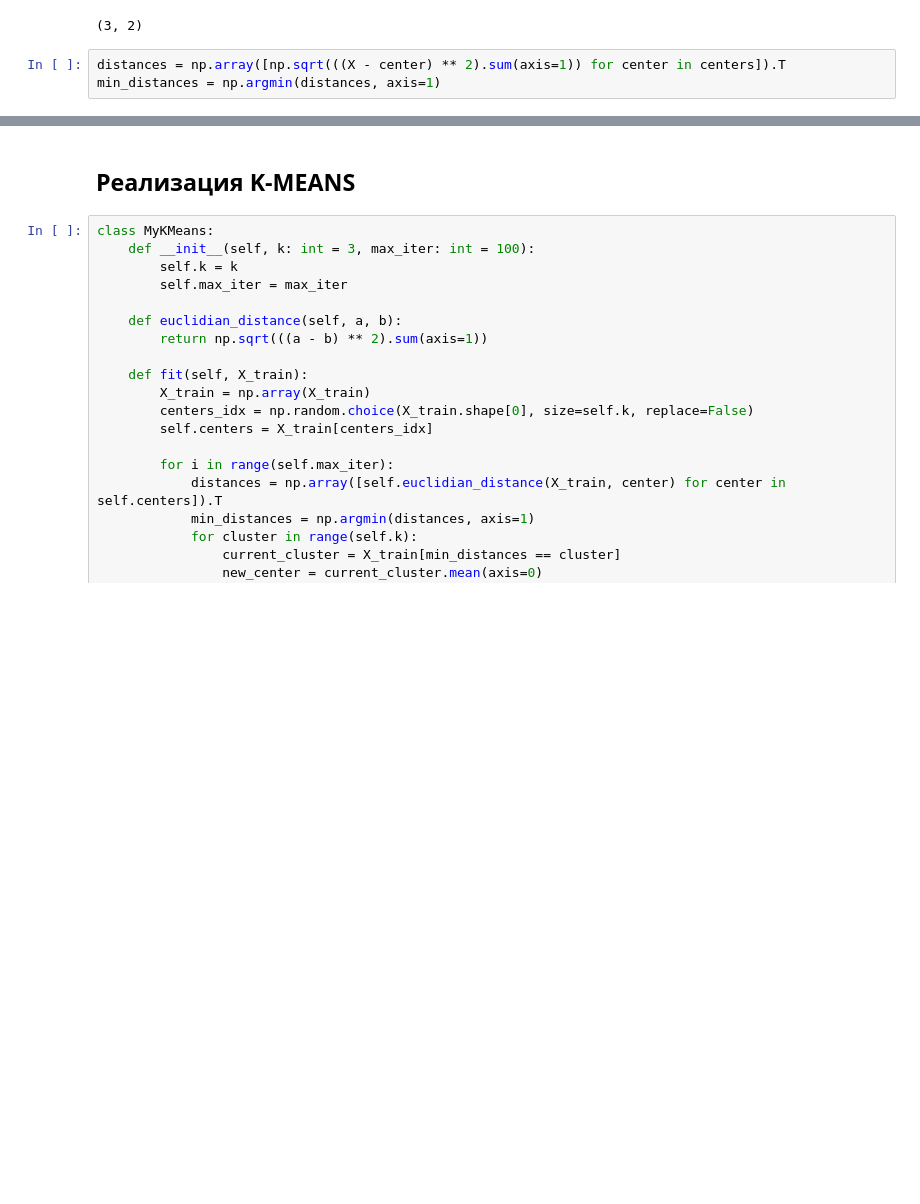
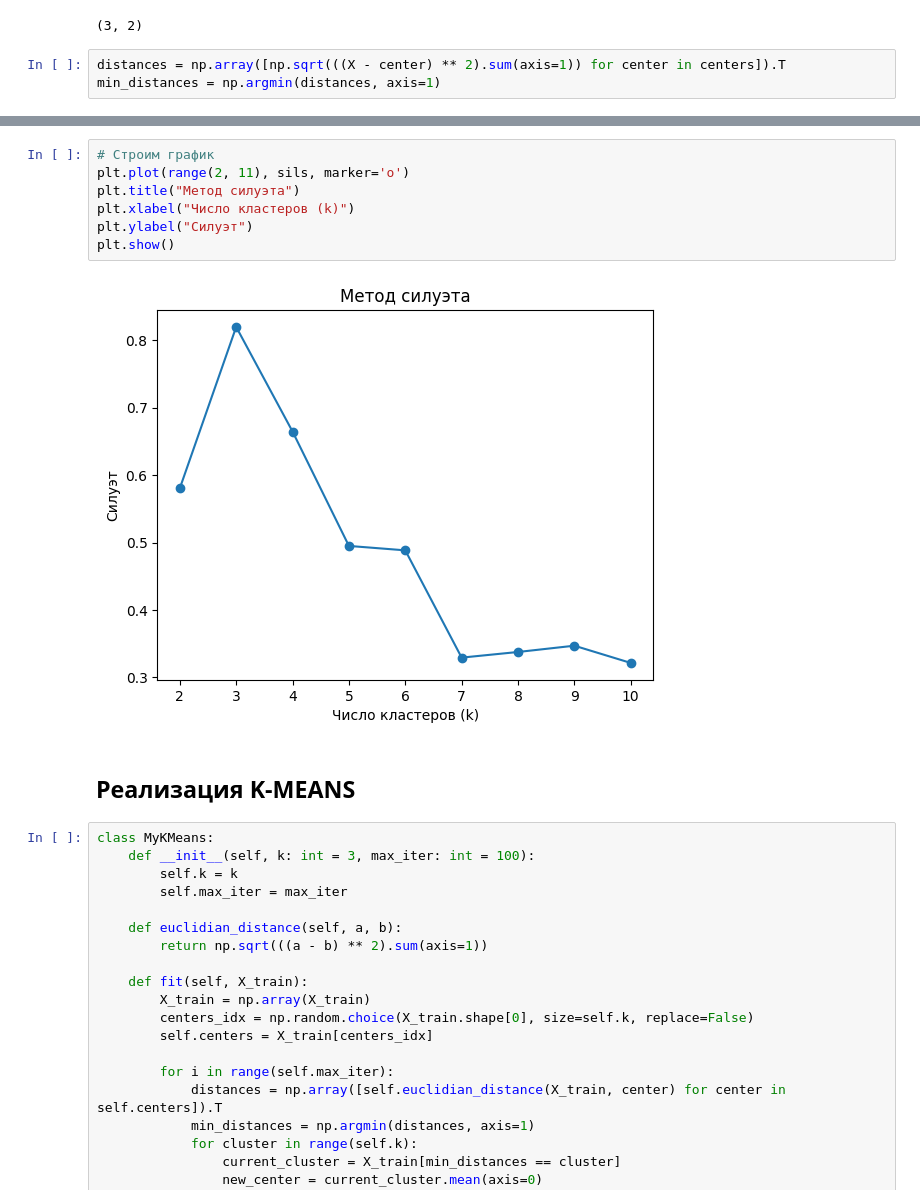
Before and after one commit to YakubovSlava/Lections_DS, a Jupyter notebook: Seminars/10_clustering/clustering.ipynb, the cells around one changed output, grey strips where cells are left out. Drawn from its saved outputs; the diff is of its cells as text; blank space fills up the shorter version.

```diff
--- a/Seminars/10_clustering/clustering.ipynb
+++ b/Seminars/10_clustering/clustering.ipynb
@@ -83,3 +114,12 @@ min_distances = np.argmin(distances, axis=1)
+# %%
+# Строим график
+plt.plot(range(2, 11), sils, marker='o')
+plt.title("Метод силуэта")
+plt.xlabel("Число кластеров (k)")
+plt.ylabel("Силуэт")
+plt.show()
+# %% [output]
+[figure, added]
 # %% [markdown]
 ## Реализация K-MEANS
 # %%
```
Also changed, not shown: parts of 4 cells of this notebook.
